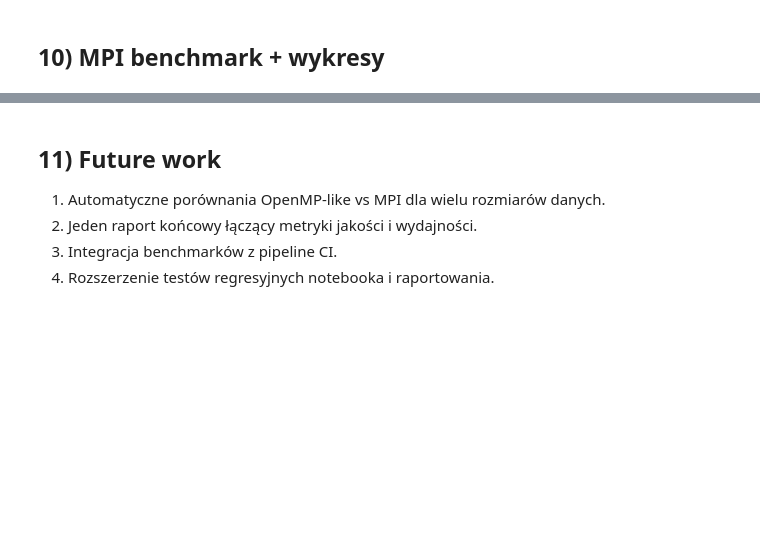
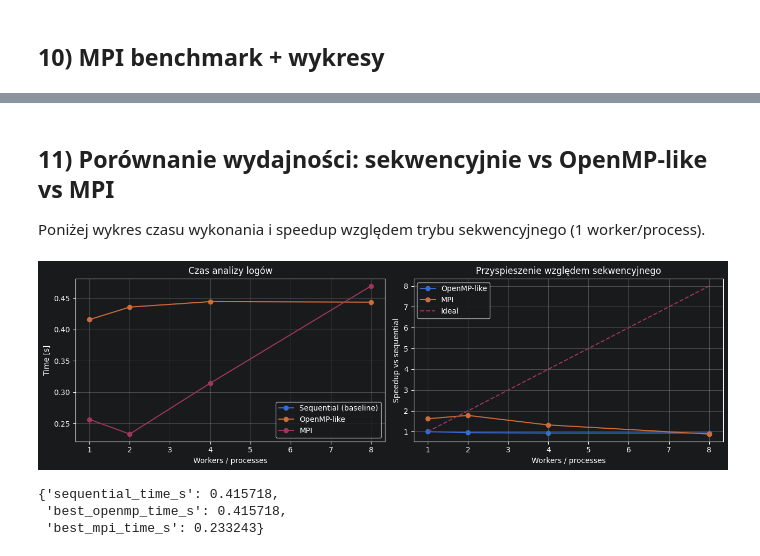
Before and after one commit to lukaskierzek/prir_projekt, a Jupyter notebook: pipeline_presentation.ipynb, the cells around one changed output, grey strips where cells are left out. Saved outputs shown, nothing was run; the diff lists cells and outputs as text; code cells hidden in the pictures; blank space fills up the shorter version.

```diff
--- a/pipeline_presentation.ipynb
+++ b/pipeline_presentation.ipynb
@@ -244,5 +409,12 @@ if completed.returncode != 0:
 Figure(1200x400)
 # %%
-df_mpi = pd.read_csv(REPORTS / 'benchmark_mpi.csv')
-df_mpi
+import csv
+mpi_rows = []
+with open(REPORTS / "benchmark_mpi.csv", "r", encoding="utf-8") as f:
+    reader = csv.DictReader(f)
+    for i, row in enumerate(reader):
+        if i >= 10:
+            break
+        mpi_rows.append(row)
+mpi_rows
 # %% [output]
@@ -258,6 +441,65 @@ display(Image(filename=str(PLOTS / 'mpi_speedup_efficiency.png')))
 # %% [markdown]
-## 11) Future work
-1. Automatyczne porównania OpenMP-like vs MPI dla wielu rozmiarów danych.
-2. Jeden raport końcowy łączący metryki jakości i wydajności.
-3. Integracja benchmarków z pipeline CI.
-4. Rozszerzenie testów regresyjnych notebooka i raportowania.
+## 11) Porównanie wydajności: sekwencyjnie vs OpenMP-like vs MPI
+Poniżej wykres czasu wykonania i speedup względem trybu sekwencyjnego (1 worker/process).
+# %%
+import csv
+import matplotlib.pyplot as plt
+
+openmp_path = REPORTS / "benchmark_openmp.csv"
+mpi_path = REPORTS / "benchmark_mpi.csv"
+
+openmp_rows = []
+with open(openmp_path, "r", encoding="utf-8") as f:
+    for row in csv.DictReader(f):
+        openmp_rows.append({"units": int(row["threads"]), "time": float(row["time"])})
+
+mpi_rows = []
+with open(mpi_path, "r", encoding="utf-8") as f:
+    for row in csv.DictReader(f):
+        mpi_rows.append({"units": int(row["processes"]), "time": float(row["time"])})
+
+openmp_rows.sort(key=lambda r: r["units"])
+mpi_rows.sort(key=lambda r: r["units"])
+
+seq_candidates = [r["time"] for r in openmp_rows if r["units"] == 1] + [r["time"] for r in mpi_rows if r["units"] == 1]
+if not seq_candidates:
+    raise RuntimeError("Brak pomiaru sekwencyjnego (1). Uruchom benchmarki dla 1 worker/process.")
+seq_time = seq_candidates[0]
+
+openmp_speedup = [(r["units"], seq_time / r["time"]) for r in openmp_rows]
+mpi_speedup = [(r["units"], seq_time / r["time"]) for r in mpi_rows]
+
+fig, ax = plt.subplots(1, 2, figsize=(13, 4))
+
+ax[0].plot([1], [seq_time], marker="o", label="Sequential (baseline)")
+ax[0].plot([r["units"] for r in openmp_rows], [r["time"] for r in openmp_rows], marker="o", label="OpenMP-like")
+ax[0].plot([r["units"] for r in mpi_rows], [r["time"] for r in mpi_rows], marker="o", label="MPI")
+ax[0].set_xlabel("Workers / processes")
+ax[0].set_ylabel("Time [s]")
+ax[0].set_title("Czas analizy logów")
+ax[0].grid(True)
+ax[0].legend()
+
+ax[1].plot([u for u, _ in openmp_speedup], [s for _, s in openmp_speedup], marker="o", label="OpenMP-like")
+ax[1].plot([u for u, _ in mpi_speedup], [s for _, s in mpi_speedup], marker="o", label="MPI")
+max_units = max([u for u, _ in openmp_speedup] + [u for u, _ in mpi_speedup])
+ax[1].plot(list(range(1, max_units + 1)), list(range(1, max_units + 1)), linestyle="--", label="Ideal")
+ax[1].set_xlabel("Workers / processes")
+ax[1].set_ylabel("Speedup vs sequential")
+ax[1].set_title("Przyspieszenie względem sekwencyjnego")
+ax[1].grid(True)
+ax[1].legend()
+
+plt.tight_layout()
+plt.show()
+
+{
+    "sequential_time_s": round(seq_time, 6),
+    "best_openmp_time_s": round(min(r["time"] for r in openmp_rows), 6),
+    "best_mpi_time_s": round(min(r["time"] for r in mpi_rows), 6),
+}
+# %% [output]
+[figure, added]
+{'sequential_time_s': 0.415718,
+ 'best_openmp_time_s': 0.415718,
+ 'best_mpi_time_s': 0.233243}
```
Also changed, not shown: parts of 30 cells of this notebook, 10 other files.
